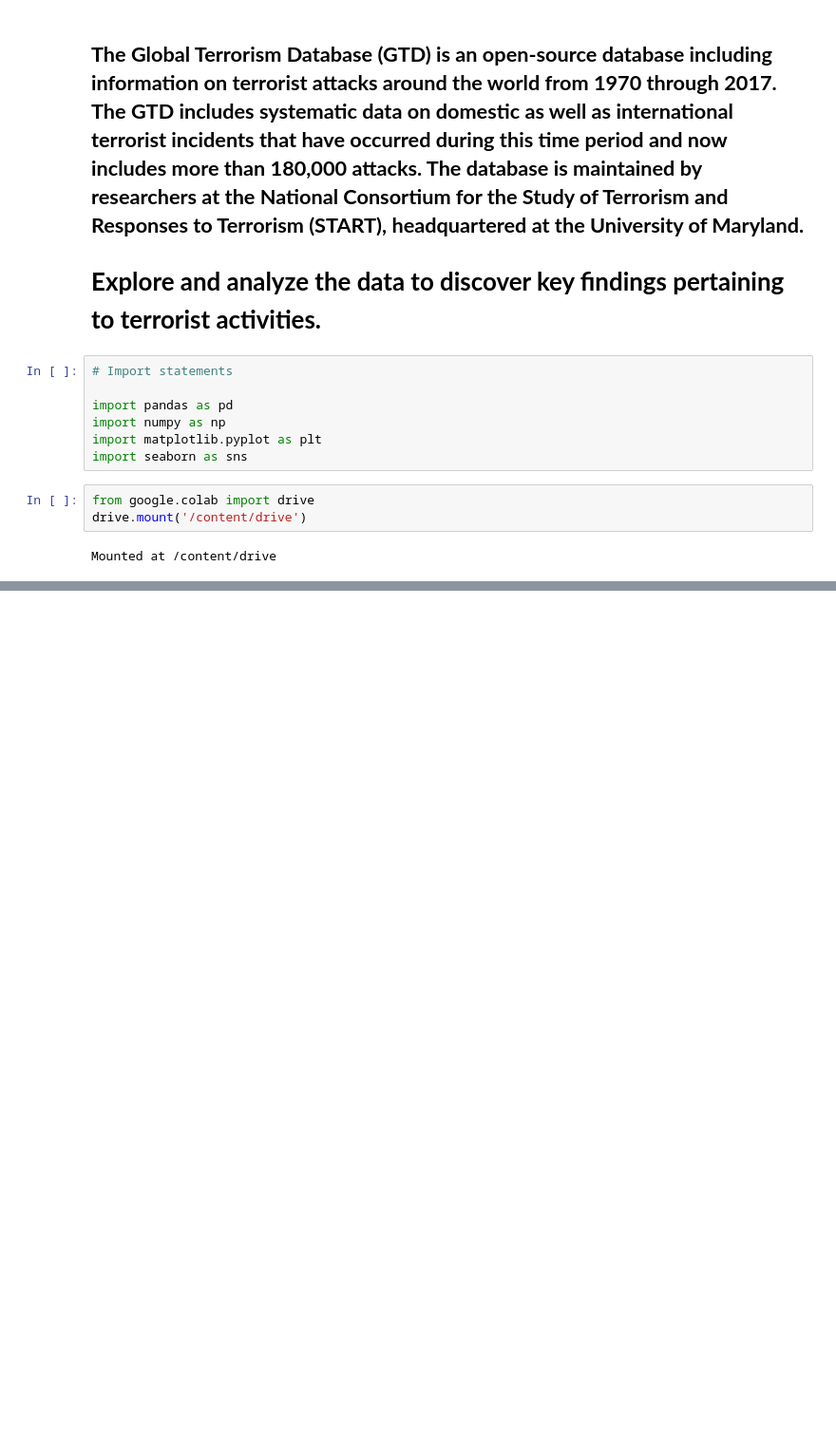
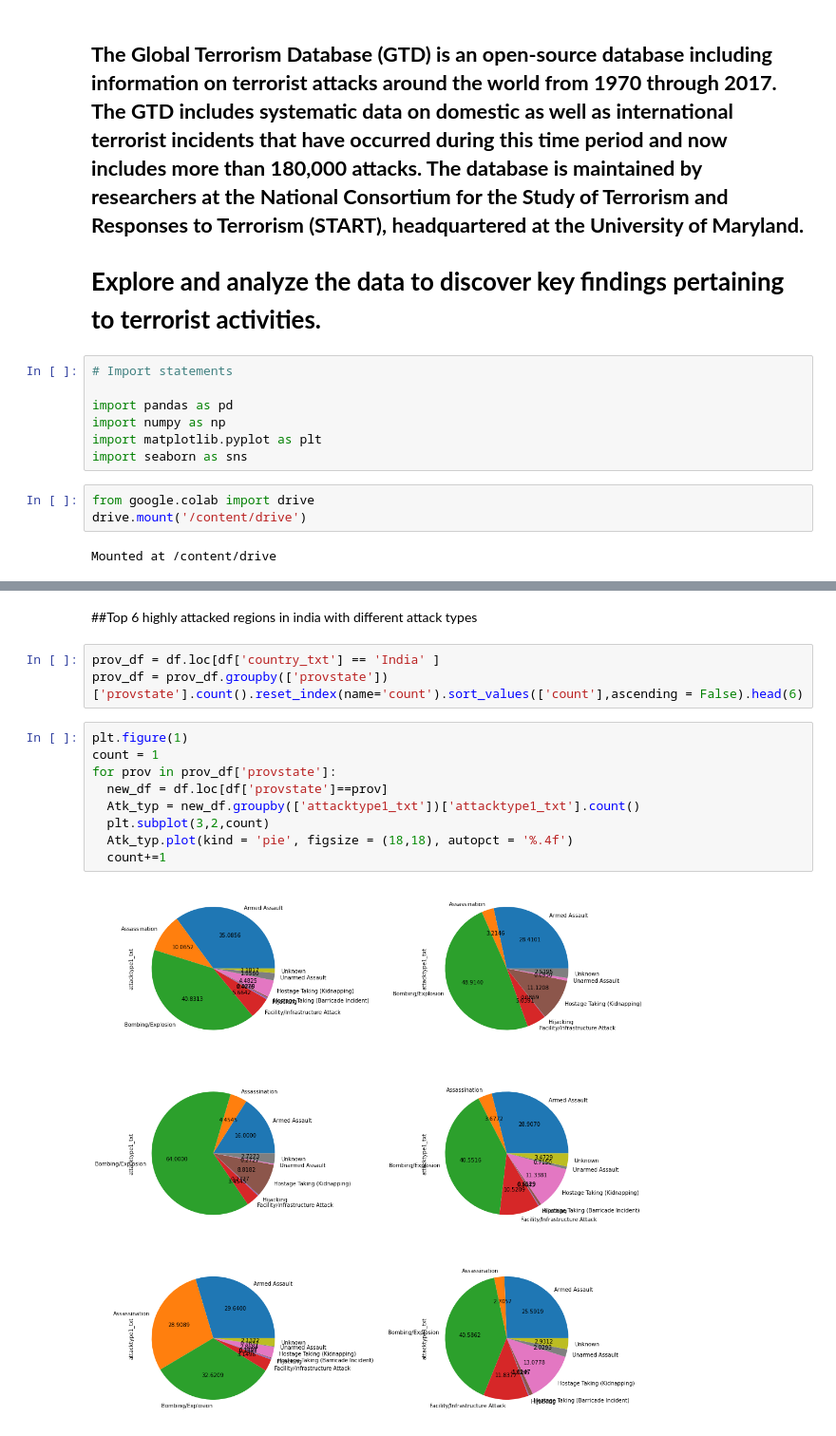
Before and after one commit to ashutosh-sharma-xi/Global-Terrorism-Analysis, a Jupyter notebook: Global_Terrorism_Analysis_Capstone_Project.ipynb, the cells around one changed output, grey strips where cells are left out. Shown at 95% size. Saved outputs shown, nothing was run; the diff lists cells and outputs as text; blank space fills up the shorter version.

```diff
--- a/Global_Terrorism_Analysis_Capstone_Project.ipynb
+++ b/Global_Terrorism_Analysis_Capstone_Project.ipynb
@@ -21,0 +121,16 @@ df = pd.read_csv(file_path,encoding = "ISO-8859-1")
+# %% [markdown]
+##Top 6 highly attacked regions in india with different attack types
+# %%
+prov_df = df.loc[df['country_txt'] == 'India' ]
+prov_df = prov_df.groupby(['provstate'])['provstate'].count().reset_index(name='count').sort_values(['count'],ascending = False).head(6)
+# %%
+plt.figure(1)
+count = 1
+for prov in prov_df['provstate']:
+  new_df = df.loc[df['provstate']==prov]
+  Atk_typ = new_df.groupby(['attacktype1_txt'])['attacktype1_txt'].count()
+  plt.subplot(3,2,count)
+  Atk_typ.plot(kind = 'pie', figsize = (18,18), autopct = '%.4f')
+  count+=1
+# %% [output]
+[figure, added]
```
Also changed, not shown: parts of 25 cells of this notebook.
